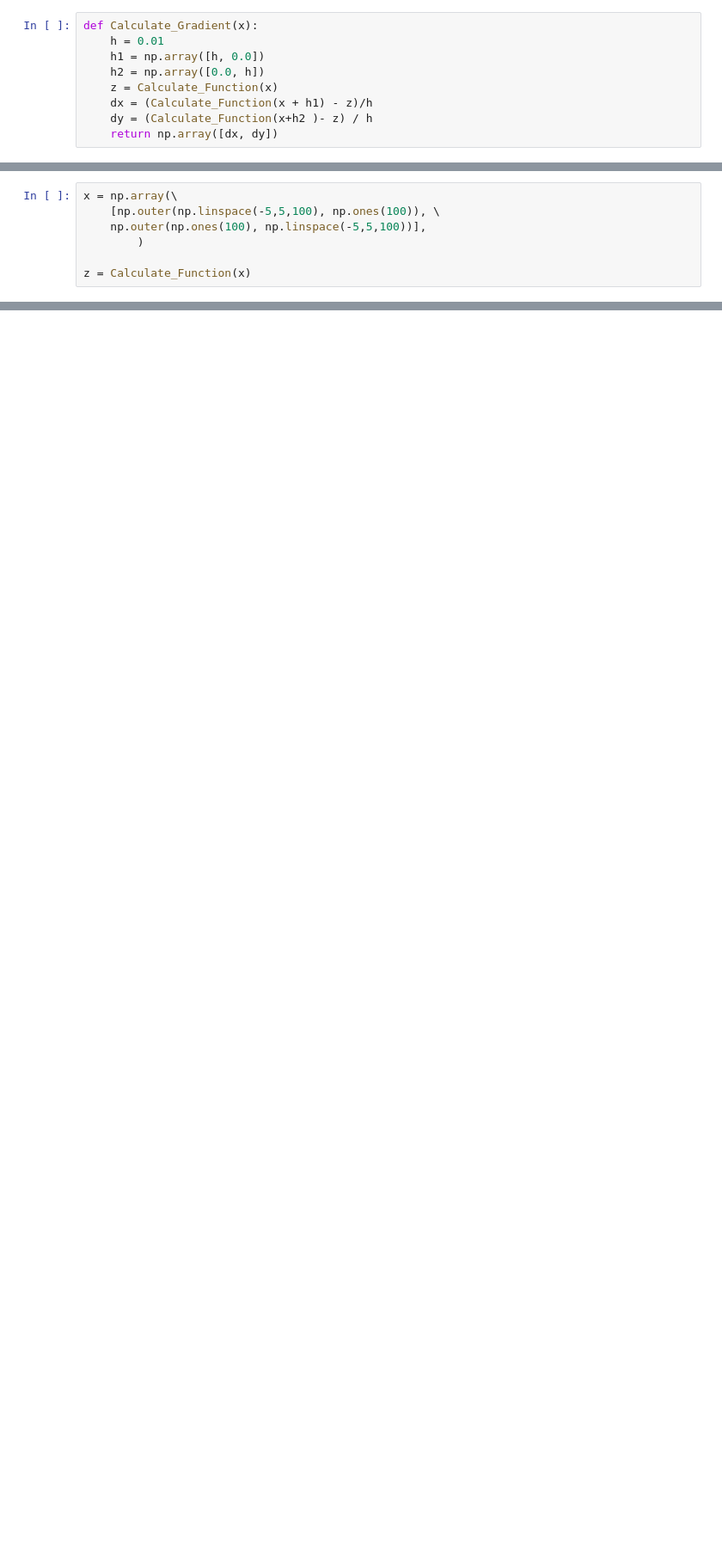
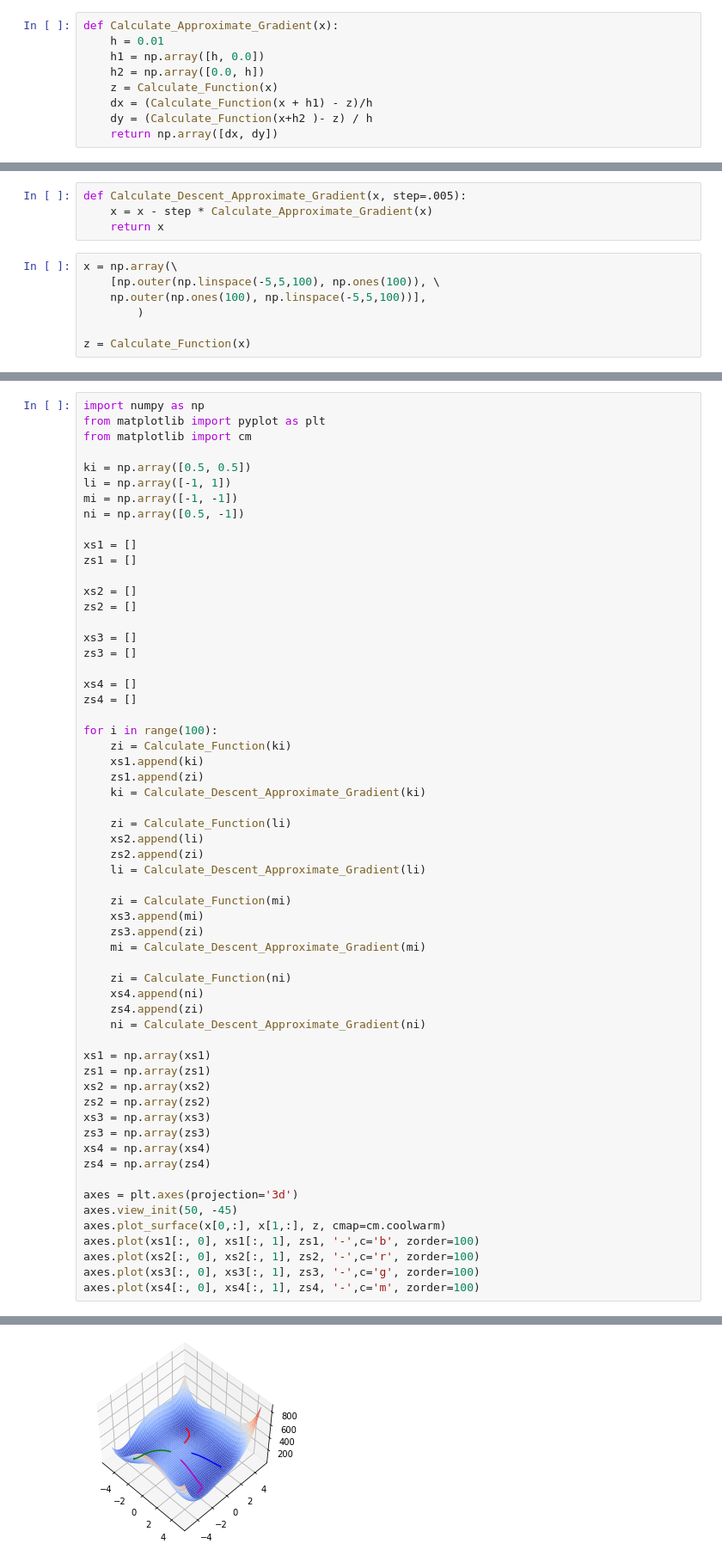
Before and after one commit to Hiomma/master-degree, a Jupyter notebook: Exercicios/Reconhecimento de Padrões/Trabalho - Descida do Gradiente.ipynb, the cells around one changed output, grey strips where cells are left out. Shown at 86% size. Drawn from its saved outputs; the diff is of its cells as text; blank space fills up the shorter version.

```diff
--- a/Exercicios/Reconhecimento de Padrões/Trabalho - Descida do Gradiente.ipynb
+++ b/Exercicios/Reconhecimento de Padrões/Trabalho - Descida do Gradiente.ipynb
@@ -121,7 +121,7 @@ def Calculate_Function(x):
     x1, x2 = x
     return (x1**2 + x2 - 11)**2 + (x1 + x2**2 -7)**2
 # %%
-def Calculate_Gradient(x):
+def Calculate_Approximate_Gradient(x):
     h = 0.01
     h1 = np.array([h, 0.0])
     h2 = np.array([0.0, h])
@@ -133,6 +139,10 @@ def Calculate_Gradient(x):
 def Calculate_Descent_Gradient(x, step=.005):
     x = x - step * Calculate_Gradient(x)
     return x
+# %%
+def Calculate_Descent_Approximate_Gradient(x, step=.005):
+    x = x - step * Calculate_Approximate_Gradient(x)
+    return x
 # %%
 x = np.array(\
     [np.outer(np.linspace(-5,5,100), np.ones(100)), \
@@ -167,0 +153,60 @@ axes.plot(xs[:, 0], xs[:, 1], zs, '-',c='b', zorder=100)
+# %%
+import numpy as np
+from matplotlib import pyplot as plt
+from matplotlib import cm
+
+ki = np.array([0.5, 0.5])
+li = np.array([-1, 1])
+mi = np.array([-1, -1])
+ni = np.array([0.5, -1])
+
+xs1 = []
+zs1 = []
+
+xs2 = []
+zs2 = []
+
+xs3 = []
+zs3 = []
+
+xs4 = []
+zs4 = []
+
+for i in range(100):
+    zi = Calculate_Function(ki)
+    xs1.append(ki)
+    zs1.append(zi)
+    ki = Calculate_Descent_Approximate_Gradient(ki)
+
+    zi = Calculate_Function(li)
+    xs2.append(li)
+    zs2.append(zi)
+    li = Calculate_Descent_Approximate_Gradient(li)
+
+    zi = Calculate_Function(mi)
+    xs3.append(mi)
+    zs3.append(zi)
+    mi = Calculate_Descent_Approximate_Gradient(mi)
+
+    zi = Calculate_Function(ni)
+    xs4.append(ni)
+    zs4.append(zi)
+    ni = Calculate_Descent_Approximate_Gradient(ni)
+
+xs1 = np.array(xs1)
+zs1 = np.array(zs1)
+xs2 = np.array(xs2)
+zs2 = np.array(zs2)
+xs3 = np.array(xs3)
+zs3 = np.array(zs3)
+xs4 = np.array(xs4)
+zs4 = np.array(zs4)
+
+axes = plt.axes(projection='3d')
+axes.view_init(50, -45)
+axes.plot_surface(x[0,:], x[1,:], z, cmap=cm.coolwarm)
+axes.plot(xs1[:, 0], xs1[:, 1], zs1, '-',c='b', zorder=100)
+axes.plot(xs2[:, 0], xs2[:, 1], zs2, '-',c='r', zorder=100)
+axes.plot(xs3[:, 0], xs3[:, 1], zs3, '-',c='g', zorder=100)
+axes.plot(xs4[:, 0], xs4[:, 1], zs4, '-',c='m', zorder=100)
+# %% [output]
@@ -167,0 +214 @@ axes.plot(xs[:, 0], xs[:, 1], zs, '-',c='b', zorder=100)
+[figure, added]
```
Also changed, not shown: parts of 4 cells of this notebook, 1 other file.
